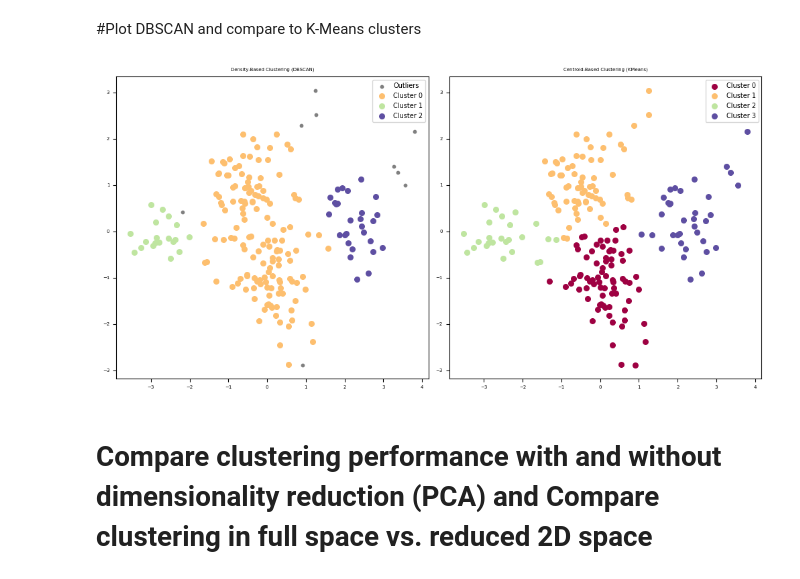
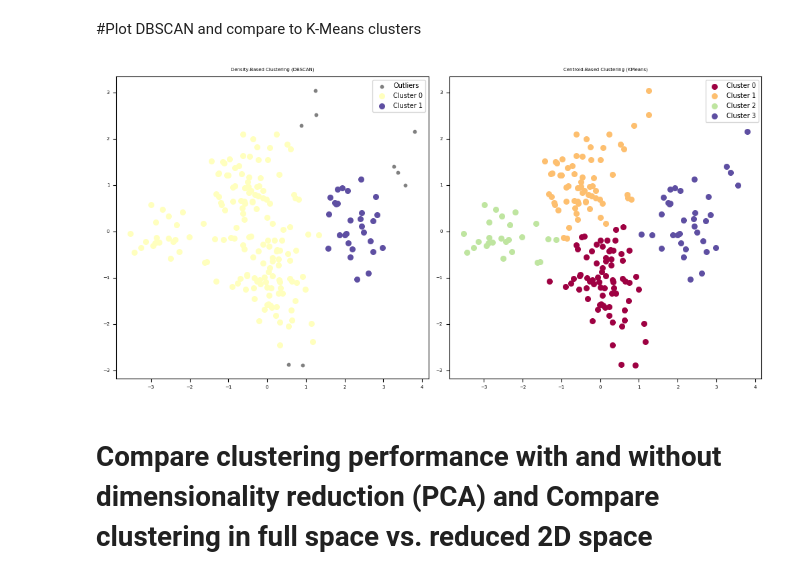
Before and after one commit to Naseem-Ananzeh/Ml2_Final_Project, a Jupyter notebook: MallcProject.ipynb, the cells around one changed output. Cells and saved outputs as stored; diff of their text form; code cells hidden in the pictures.

```diff
--- a/MallcProject.ipynb
+++ b/MallcProject.ipynb
@@ -1216,7 +1207,7 @@ Tried comination and their score :
 # %%
 from sklearn.cluster import DBSCAN
 
-dbscan = DBSCAN(eps=1.2, min_samples=7)
+dbscan = DBSCAN(eps=0.9, min_samples=5)
 dbscan_label=dbscan.fit(Mall_data)
 
 print(dbscan.labels_)
@@ -1329,7 +1315,7 @@ Tried comination and their score :
 # %%
 from sklearn.cluster import DBSCAN
 
-dbscan = DBSCAN(eps=3.5, min_samples=25)
+dbscan = DBSCAN(eps=1.8, min_samples=8)
 dbscan_label=dbscan.fit(TSNE_Mall)
 
 print(dbscan.labels_)
@@ -1402,25 +1388,32 @@ plot_dbscan(dbscan, TSNE_Mall, size=100)
 from sklearn.model_selection import GridSearchCV
 from sklearn.metrics import silhouette_score
 from sklearn.cluster import DBSCAN
+import numpy as np
 
+def silhouette_dbscan_scorer(estimator, X):
+    labels = estimator.fit_predict(X)
+    n_clusters = len(set(labels)) - (1 if -1 in labels else 0)
 
-def silhouette_scorer(estimator, x_pca_reduced):
-    labels = estimator.fit_predict(x_pca_reduced)
-    if len(set(labels)) > 1 and len(set(labels))!=1:
-      mask=labels!=-1
-      if len(set(labels[mask]))>1:
-        return silhouette_score(x_pca_reduced[mask], labels[mask])
+    if n_clusters <= 1:
+        return -1
+    return silhouette_score(X, labels)
 
-    return -1
+dbscan_param_grid = {
+    'eps': [0.3,0.5,0.7,0.75,0.8,0.85,0.9,1,1.3,1.5,1.8,2,2.5,3],
+    'min_samples': [5,7,8,9,10,11,12,14,15,18 ,20]
+}
 
-dbscan_grid={'eps':[0.7,1.1,1.78,2.2],
-    'min_samples':[3,4,5,8,10,13,20]}
+grid_search = GridSearchCV(
+    estimator=DBSCAN(),
+    param_grid=dbscan_param_grid,
+    scoring=silhouette_dbscan_scorer,
+    cv=[(np.arange(len(x_pca_reduced)), np.arange(len(x_pca_reduced)))],
+    n_jobs=-1,
+    verbose=1
+)
 
-dbscanSearch=GridSearchCV(DBSCAN() , dbscan_grid , scoring=silhouette_scorer)
+grid_search.fit(x_pca_reduced)
 
-dbscanSearch.fit(x_pca_reduced)
-print(dbscanSearch.best_params_)
-print('Tried comination and their score :')
-for params, score in zip(dbscanSearch.cv_results_['params'], dbscanSearch.cv_results_['mean_test_score']):
-    print(f"{params}: {score}")
+print(" Best parameters found:", grid_search.best_params_)
+print(" Best silhouette score:", grid_search.best_score_)
 # %% [output]
@@ -1533,7 +1512,7 @@ plot_dbscan(dbscan, x_pca_reduced, size=100)
 # %% [markdown]
 #Plot DBSCAN and compare to K-Means clusters
 # %%
-dbscan=DBSCAN(eps=0.85,min_samples=18)
+dbscan=DBSCAN(eps=0.7,min_samples=10)
 db_labels=dbscan.fit_predict(x_pca_reduced)
 
 km_model=KMeans(n_clusters=4,random_state=42)
@@ -1541,34 +1520,34 @@ km_labels=km_model.fit_predict(x_pca_reduced)
 
 plt.figure(figsize=(15,5))
 plt.subplot(131)
 
 db_unique=np.unique(db_labels)
 color_map_db=plt.cm.Spectral(np.linspace(0, 1, len(db_unique)))
 for group, shade in zip(db_unique, color_map_db):
   mask = (db_labels == group)
   if group == -1:
         plt.scatter(x_pca_reduced[mask][:, 0], x_pca_reduced[mask][:, 1], color='gray', s=10, label='Outliers')
   else:
         plt.scatter(x_pca_reduced[mask][:, 0], x_pca_reduced[mask][:, 1], color=shade, s=30, label=f'Cluster {group}')
 
 plt.title('Density-Based Clustering (DBSCAN)')
 plt.legend()
 
 # KMeans results
 plt.subplot(132)
 km_unique = np.unique(km_labels)
 color_map_km = plt.cm.Spectral(np.linspace(0, 1, len(km_unique)))
 
 for group, shade in zip(km_unique, color_map_km):
     plt.scatter(x_pca_reduced[km_labels == group][:, 0], x_pca_reduced[km_labels == group][:, 1], color=shade, s=30, label=f'Cluster {group}')
 
 plt.title('Centroid-Based Clustering (KMeans)')
 plt.legend()
 
 plt.tight_layout()
 plt.show()
 # %% [output]
-[figure, old version]
+[figure, new version]
 # %% [markdown]
 # **Compare clustering performance with and without dimensionality reduction (PCA) and Compare clustering in full space vs. reduced 2D space**
 # %% [markdown]
```
Also changed, not shown: parts of 17 cells of this notebook.
